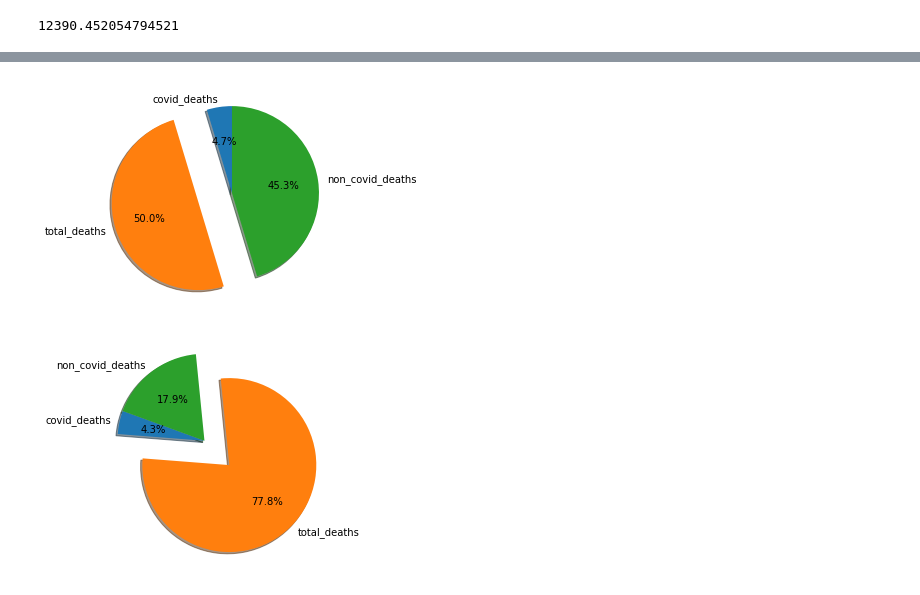
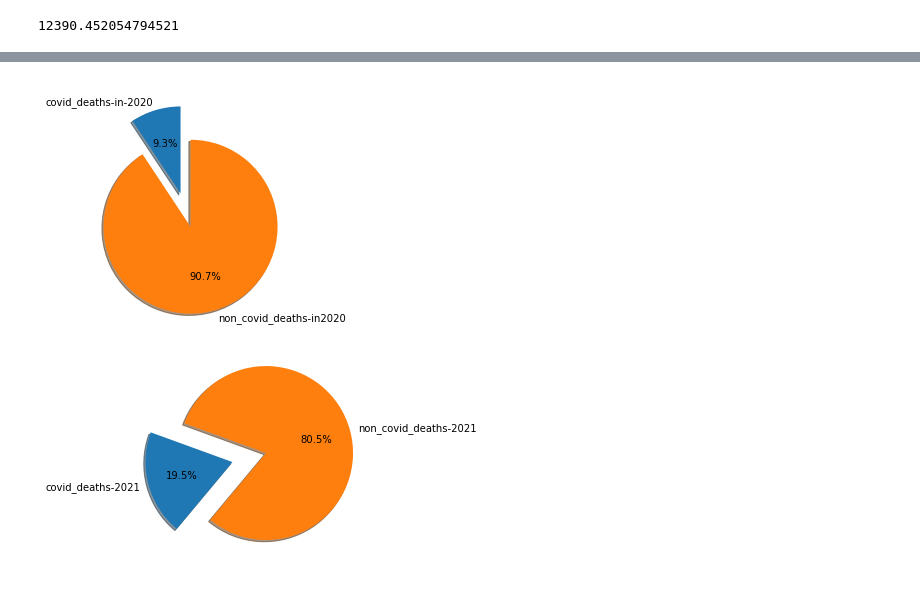
Before and after one commit to emaanhajji/COVID-19-Deaths-, a Jupyter notebook: COVID-19 Deaths.ipynb, the cells around one changed output, grey strips where cells are left out. Saved outputs shown, nothing was run; the diff lists cells and outputs as text; code cells hidden in the pictures.

```diff
--- a/COVID-19 Deaths.ipynb
+++ b/COVID-19 Deaths.ipynb
@@ -417,24 +497,24 @@ plt.show()
 # %%
-labels = 'covid_deaths','total_deaths','non_covid_deaths'
-sizes = [1834317.5 , 5616804,17856580.5
+labels = 'covid_deaths-in-2020','non_covid_deaths-in2020'
+sizes = [1834317.5 ,17856580.5
 ]
-explode = (0, 0.4, 0)  # only "explode" the 2nd slice (i.e. 'Hogs')
+explode = (0, 0.4)  # only "explode" the 2nd slice (i.e. 'Hogs')
 
 fig1, ax1 = plt.subplots()
 ax1.pie(sizes, explode=explode, labels=labels, autopct='%1.1f%%',
         shadow=True, startangle=90)
- # Equal aspect ratio ensures that pie is drawn as a circle.
+
 
 plt.show()
 
-# compare between  covid_deaths , total_deaths , non_covid_deaths in 2020
+# percentage between  covid_deaths  , non_covid_deaths in 2020
 # %% [output]
-[figure, old version]
+[figure, new version]
 # %%
-labels = 'covid_deaths','total_deaths','non_covid_deaths'
-sizes = [1094289.0 , 19690898, 4522515.0]
+labels = 'covid_deaths-2021','non_covid_deaths-2021'
+sizes = [1094289.0 , 4522515.0]
 
-explode = (0, 0.4, 0)  # only "explode" the 2nd slice (i.e. 'Hogs')
+explode = (0, 0.4)  # only "explode" the 2nd slice (i.e. 'Hogs')
 
 fig1, ax1 = plt.subplots()
 ax1.pie(sizes, explode=explode, labels=labels, autopct='%1.1f%%',
@@ -445,4 +525,4 @@ plt.show()
 
 # compare between  covid_deaths , total_deaths , non_covid_deaths in 2021
 # %% [output]
-[figure, old version]
+[figure, new version]
```
Also changed, not shown: parts of 56 cells of this notebook.
